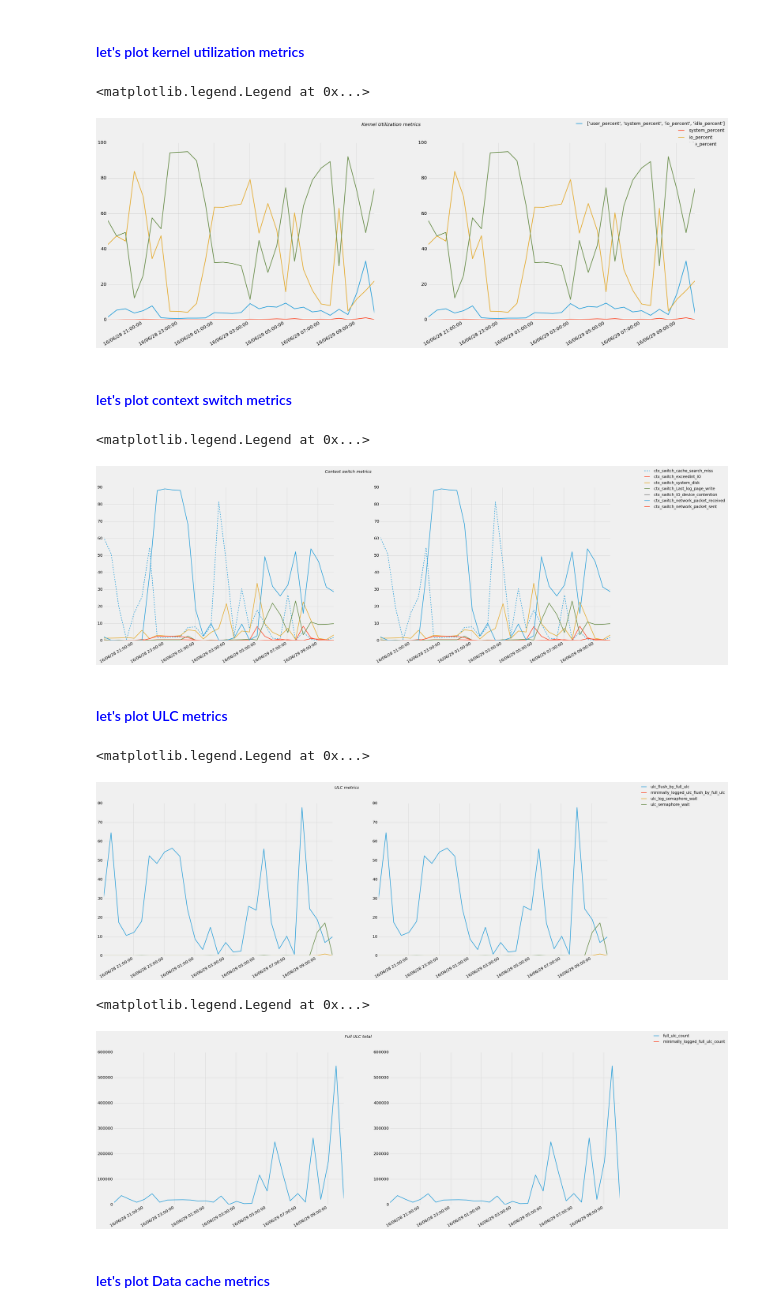
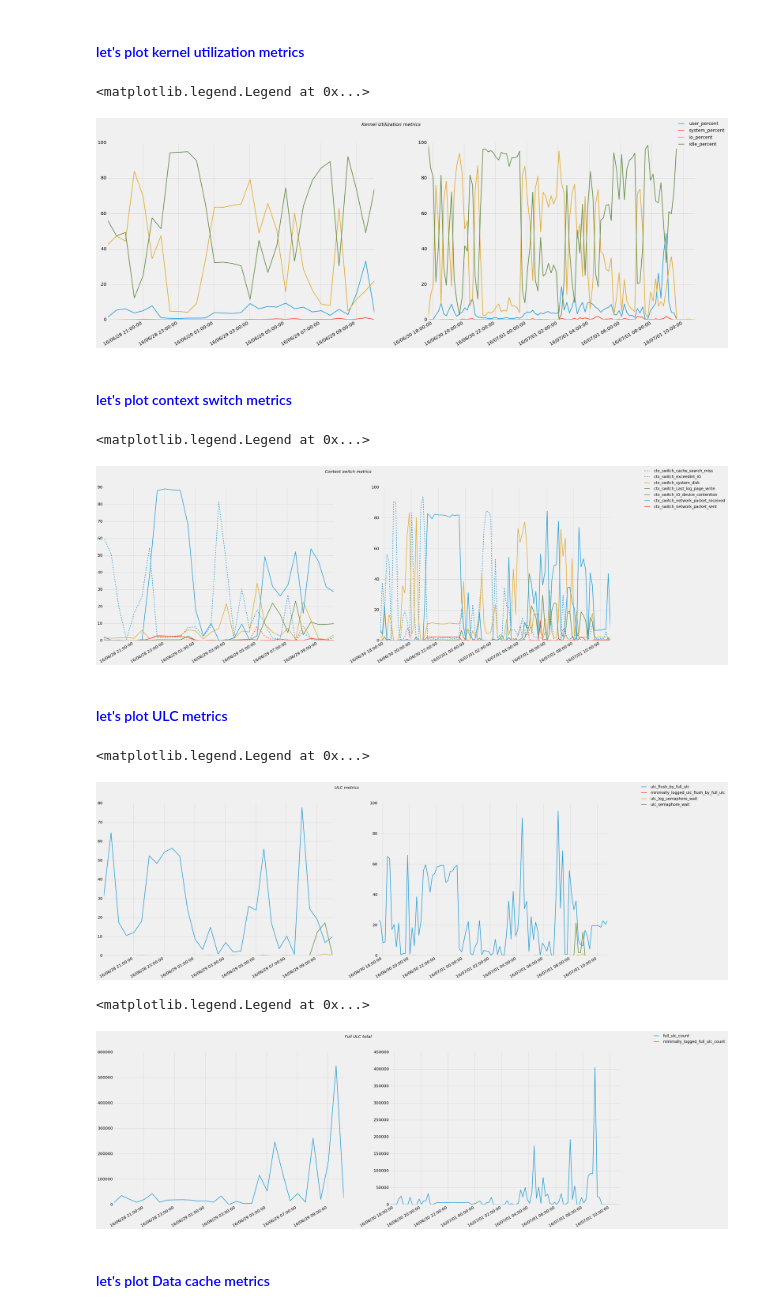
Before and after one commit to simonsouv/My_code, a Jupyter notebook: ipython/migop_graph_sp_sysmon.ipynb, the cells around one changed output. Saved outputs shown, nothing was run; the diff lists cells and outputs as text; code cells hidden in the pictures.

```diff
--- a/ipython/migop_graph_sp_sysmon.ipynb
+++ b/ipython/migop_graph_sp_sysmon.ipynb
@@ -65,7 +65,7 @@ the program will graph side-by-side two output from sp_sysmon_parser. This will
 minorLocator = AutoMinorLocator()
 #filename_1 = 'D:/Tmp/MEDIOBANCA/PAC_migration_stream/PAC_improvement/ULC_32k_diskIO_5500/sp_sysmon_20160627_1050_results.csv'
 filename_1 = 'D:/Tmp/MEDIOBANCA/PAC_migration_stream/PAC_improvement/04.folder03_plus_ULC_128K_batchIOSize_200/sp_sysmon_20160630_1733_results.csv'
-filename_2 = 'D:/Tmp/MEDIOBANCA/PAC_migration_stream/PAC_improvement/04.folder03_plus_ULC_128K_batchIOSize_200/sp_sysmon_20160630_1733_results.csv'
+filename_2 = 'D:/Tmp/MEDIOBANCA/PAC_migration_stream/PAC_improvement/04.folder03_plus_ULC_128K_batchIOSize_200/sysmon_round2/sp_sysmon_20160701_1054_results.csv'
 # load the .csv file in a dataFrame object (pandas)
 data_1 = pd.read_csv(filename_1,sep=';',na_values='n/a')
 data_2 = pd.read_csv(filename_2,sep=';',na_values='n/a')
@@ -92,23 +105,23 @@ print(plt.style.available)
 # %%
 my_fig_size()
 plt.figure()
 
 plt.subplot(121)
 plt.suptitle('Kernel Utilization metrics', fontsize=20,style='oblique', color='black') #define a title for the graph
 my_x_axis(minorLocator)
 plt.plot(x_1,data_1[["user_percent","system_percent","io_percent","idle_percent"]])
 #plt.plot(x_1,data_1.ix[:,3:4], label=)
 #plt.plot(x_1,data_1.ix[:,4:5], label=)
 #plt.plot(x_1,data_1.ix[:,5:6], label=)
 plt.legend(data_1[["user_percent","system_percent","io_percent","idle_percent"]],bbox_to_anchor=(1, 1),loc=1,bbox_transform=plt.gcf().transFigure,fontsize=19)
 
 plt.subplot(122)
 my_x_axis(minorLocator)
 plt.plot(x_2,data_2[["user_percent","system_percent","io_percent","idle_percent"]])
-plt.legend([["user_percent","system_percent","io_percent","idle_percent"]],bbox_to_anchor=(1, 1),loc=1,bbox_transform=plt.gcf().transFigure,fontsize=19)
+plt.legend(data_2[["user_percent","system_percent","io_percent","idle_percent"]],bbox_to_anchor=(1, 1),loc=1,bbox_transform=plt.gcf().transFigure,fontsize=19)
 # %% [output]
 <matplotlib.legend.Legend at 0x...>
-[figure, old version]
+[figure, new version]
 # %% [markdown]
 #### <font color='blue'> let's plot context switch metrics </font>
 # %%
@@ -119,17 +132,19 @@ plt.subplot(121)
 plt.suptitle('Context switch metrics', fontsize=20,style='oblique', color='black') #define a title for the graph
 my_x_axis(minorLocator)
 plt.plot(x_1,data_1[["ctx_switch_cache_search_miss"]], "--")
-plt.plot(x_1,data_1[["ctx_switch_exceedint_IO","ctx_switch_system_disk","ctx_switch_Last_log_page_write","ctx_switch_IO_device_contention","ctx_switch_network_packet_received","ctx_switch_network_packet_sent"]])
+plt.plot(x_1,data_1[["ctx_switch_exceedint_IO"]],"--")
+plt.plot(x_1,data_1[["ctx_switch_system_disk","ctx_switch_Last_log_page_write","ctx_switch_IO_device_contention","ctx_switch_network_packet_received","ctx_switch_network_packet_sent"]])
 plt.legend(data_1[["ctx_switch_cache_search_miss","ctx_switch_exceedint_IO","ctx_switch_system_disk","ctx_switch_Last_log_page_write","ctx_switch_IO_device_contention","ctx_switch_network_packet_received","ctx_switch_network_packet_sent"]],bbox_to_anchor=(1, 1),loc=2,bbox_transform=plt.gcf().transFigure,fontsize=19)
 
 plt.subplot(122)
 my_x_axis(minorLocator)
 plt.plot(x_2,data_2[["ctx_switch_cache_search_miss"]], "--")
-plt.plot(x_2,data_2[["ctx_switch_exceedint_IO","ctx_switch_system_disk","ctx_switch_Last_log_page_write","ctx_switch_IO_device_contention","ctx_switch_network_packet_received","ctx_switch_network_packet_sent"]])
+plt.plot(x_2,data_2[["ctx_switch_exceedint_IO"]],"--")
+plt.plot(x_2,data_2[["ctx_switch_system_disk","ctx_switch_Last_log_page_write","ctx_switch_IO_device_contention","ctx_switch_network_packet_received","ctx_switch_network_packet_sent"]])
 plt.legend(data_2[["ctx_switch_cache_search_miss","ctx_switch_exceedint_IO","ctx_switch_system_disk","ctx_switch_Last_log_page_write","ctx_switch_IO_device_contention","ctx_switch_network_packet_received","ctx_switch_network_packet_sent"]],bbox_to_anchor=(1, 1),loc=2,bbox_transform=plt.gcf().transFigure,fontsize=19)
 # %% [output]
 <matplotlib.legend.Legend at 0x...>
-[figure, old version]
+[figure, new version]
 # %% [markdown]
 #### <font color='blue'> let's plot ULC metrics </font>
 # %%
@@ -148,7 +163,7 @@ plt.plot(x_2,data_2[["ulc_flush_by_full_ulc","minimally_logged_ulc_flush_by_full
 plt.legend(data_2[["ulc_flush_by_full_ulc","minimally_logged_ulc_flush_by_full_ulc","ulc_log_semaphore_wait","ulc_semaphore_wait"]],bbox_to_anchor=(1, 1),loc=2,bbox_transform=plt.gcf().transFigure,fontsize=19)
 # %% [output]
 <matplotlib.legend.Legend at 0x...>
-[figure, old version]
+[figure, new version]
 # %%
 my_fig_size()
 plt.figure()
@@ -165,7 +180,7 @@ plt.plot(x_2,data_2[["full_ulc_count","minimally_logged_full_ulc_count"]])
 plt.legend(data_2[["full_ulc_count","minimally_logged_full_ulc_count"]],bbox_to_anchor=(1, 1),loc=2,bbox_transform=plt.gcf().transFigure,fontsize=19)
 # %% [output]
 <matplotlib.legend.Legend at 0x...>
-[figure, old version]
+[figure, new version]
 # %% [markdown]
 #### <font color='blue'> let's plot Data cache metrics </font>
 # %%
```
Also changed, not shown: parts of 6 cells of this notebook, 2 other files.
